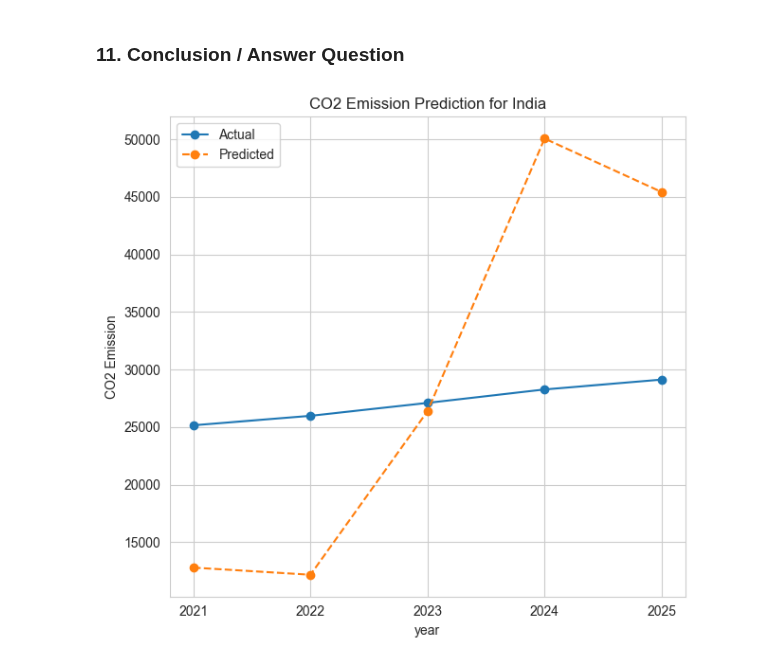
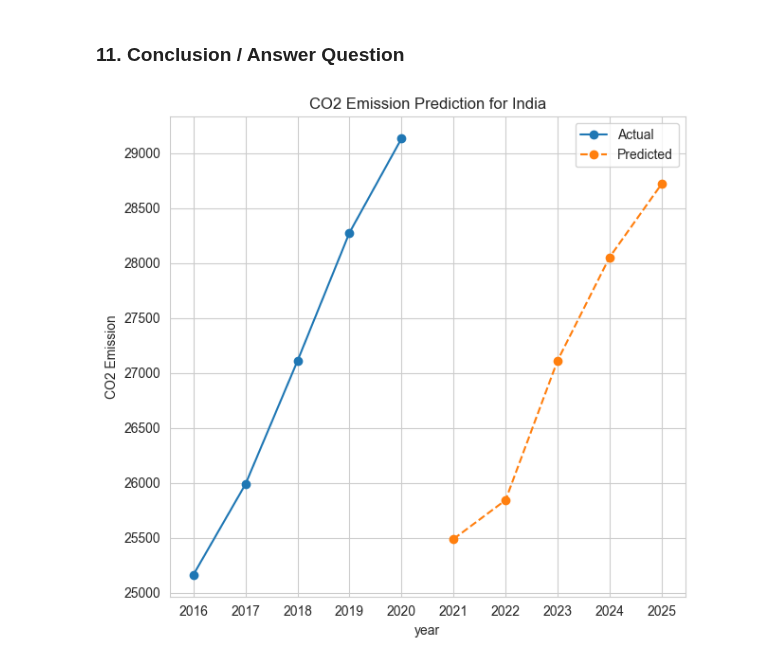
Before and after one commit to elkinbarretorojas/data_science, a Jupyter notebook: text_analysis/New/energy/model.ipynb, the cells around one changed output. Cells and saved outputs as stored; diff of their text form; code cells hidden in the pictures.

```diff
--- a/text_analysis/New/energy/model.ipynb
+++ b/text_analysis/New/energy/model.ipynb
@@ -298,6 +318,11 @@ x_unseen_china.loc[779,'country'] = 'China'
 x_unseen_china.loc[780,'country'] = 'China'
 x_unseen_china.loc[781,'country'] = 'China'
 
+x_unseen_china.loc[772,'year'] = '2016'
+x_unseen_china.loc[773,'year'] = '2017'
+x_unseen_china.loc[774,'year'] = '2018'
+x_unseen_china.loc[775,'year'] = '2019'
+x_unseen_china.loc[776,'year'] = '2020'
 x_unseen_china.loc[777,'year'] = '2021'
 x_unseen_china.loc[778,'year'] = '2022'
 x_unseen_china.loc[779,'year'] = '2023'
@@ -714,21 +750,19 @@ energy_data
 # %%
 import matplotlib.pyplot as plt
 # Predict CO2 emission and energy consumption for the years 2021 to 2025
-x_unseen_china['year'] = pd.to_numeric(x_unseen_china['year'])
-x_unseen_china['year'] = x_unseen_china['year'][(x_unseen_china['year'] < 2021) & (x_unseen_china['year'] >=2016)]
-
+random_forest_model.fit(x_train_scaled_unseen, y_unseen_china)
 predicted_co2 = random_forest_model.predict(x_train_scaled_unseen)
 plt.figure(figsize=(12, 6))
 
 plt.subplot(1, 2, 1)
-plt.plot(x_unseen_china_future_years['year'], y_energy, label='Actual', marker='o')
+plt.plot(x_unseen_china_actuals['year'], np.array(y_energy), label='Actual', marker='o')
 plt.plot(x_unseen_china_future_years['year'], predicted_co2, label='Predicted', marker='o', linestyle='--')
 plt.title('CO2 Emission Prediction for India')
 plt.xlabel('year')
 plt.ylabel('CO2 Emission')
 plt.legend()
 
 plt.tight_layout()
 plt.show()
 # %% [output]
-[figure, old version]
+[figure, new version]
```
Also changed, not shown: parts of 12 cells of this notebook.
